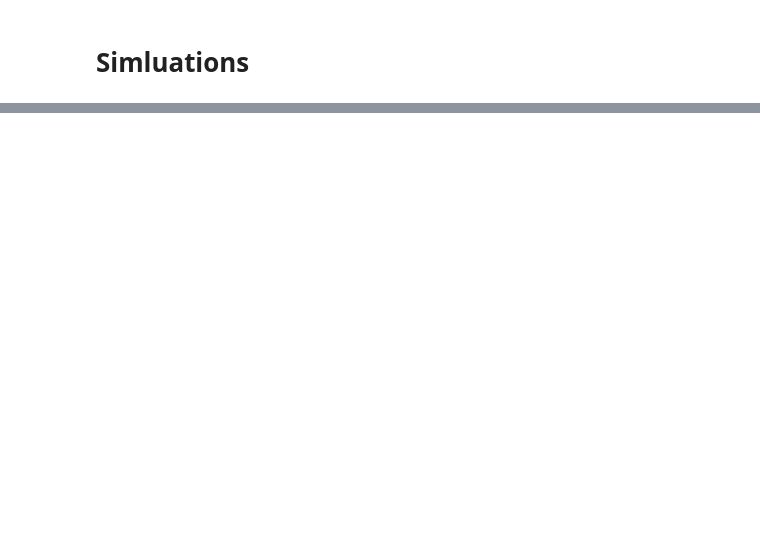
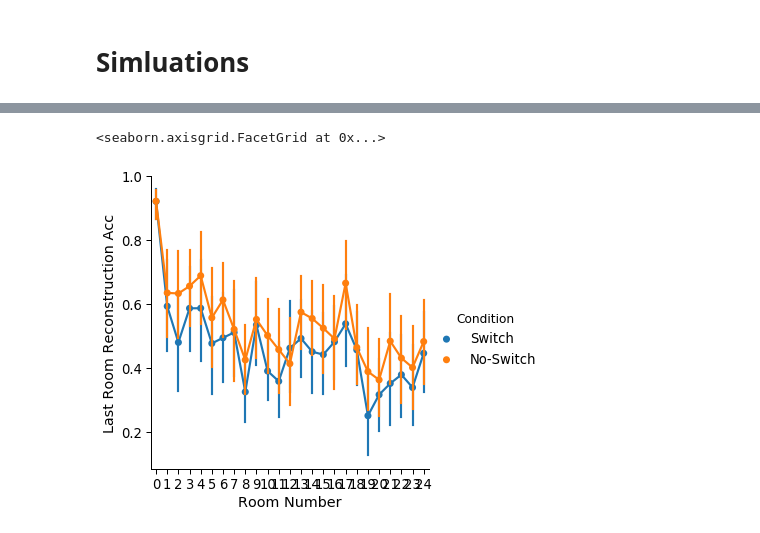
Before and after one commit to nicktfranklin/SEM_paper_simulations, a Jupyter notebook: Memory Simulation (Radvansky & Copeland, 2006) - GRU .ipynb, the cells around one changed output, grey strips where cells are left out. Saved outputs shown, nothing was run; the diff lists cells and outputs as text; code cells hidden in the pictures; blank space fills up the shorter version.

```diff
--- a/Memory Simulation (Radvansky & Copeland, 2006) - GRU .ipynb
+++ b/Memory Simulation (Radvansky & Copeland, 2006) - GRU .ipynb
@@ -99,0 +94,5 @@ df.groupby('Condition').mean()
+# %%
+sns.catplot(data=res,x='Room Number', y='Last Room Reconstruction Acc', hue='Condition', kind='point')
+# %% [output]
+<seaborn.axisgrid.FacetGrid at 0x...>
+[figure, added]
```
Also changed, not shown: parts of 10 cells of this notebook, 16 other files.
